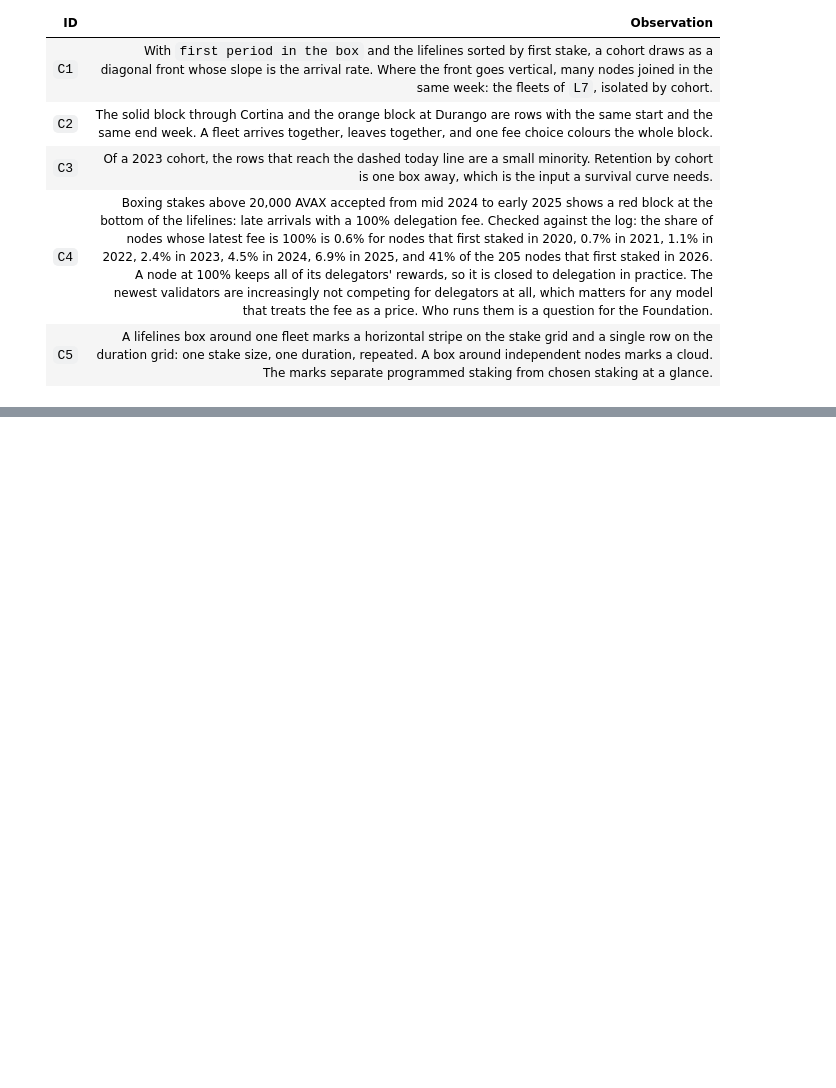
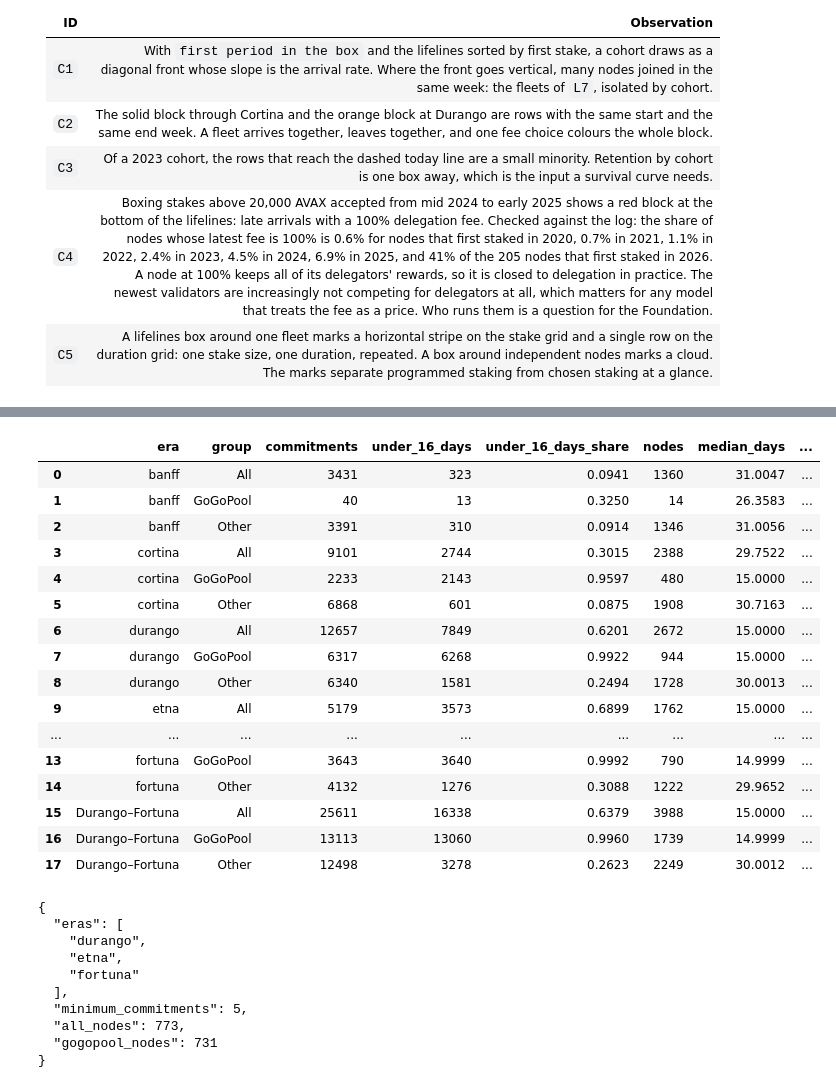
Before and after one commit to bonding-curves/avalanche-phase-ii-research, a Jupyter notebook: notebooks/staking-periods.ipynb, the cells around one changed output, grey strips where cells are left out. Saved outputs shown, nothing was run; the diff lists cells and outputs as text; code cells hidden in the pictures; blank space fills up the shorter version.

Commit message:
Record GoGoPool duration composition in the staking notebook

```diff
--- a/notebooks/staking-periods.ipynb
+++ b/notebooks/staking-periods.ipynb
@@ -1425,0 +1434,78 @@ Checked in a scripted browser on 2026-09-21. The three week ranges stay equal th
+# %%
+import json
+
+import duckdb
+
+RUNS = {"derived.staking-periods": "staking-periods-2026-09-30",
+        "derived.operators": "operators-2026-09-30"}
+inputs = {key: datasets.receipt(key, run) for key, run in RUNS.items()}
+connection = duckdb.connect()
+for name, key in [("periods", "derived.staking-periods"), ("operators", "derived.operators")]:
+    connection.read_parquet(str(datasets.parquet_path(key, RUNS[key]))).create_view(name)
+assert connection.sql("SELECT count(*) = count(DISTINCT node_id) FROM operators").fetchone()[0]
+durations = connection.sql("""
+    SELECT p.transaction_hash, p.node_id, p.regime, p.duration_days, p.stake_avax,
+           coalesce(o.named_agent = 'GoGoPool (Hypha)', false) AS gogopool,
+           o.operator_id IS NOT NULL AS mapped
+    FROM periods p LEFT JOIN operators o USING (node_id)
+    WHERE p.role = 'validator' AND p.accepted_at < TIMESTAMP '2025-11-19 16:00:00'
+    ORDER BY p.transaction_hash
+""").df()
+connection.close()
+assert durations.transaction_hash.is_unique and durations.mapped.all()
+durations["under_16_days"] = durations.duration_days < 16
+durations["avax_days"] = durations.stake_avax * durations.duration_days
+summaries = []
+for era in ["banff", "cortina", "durango", "etna", "fortuna", "Durango–Fortuna"]:
+    rows = durations[durations.regime.isin(["durango", "etna", "fortuna"])] if era == "Durango–Fortuna" else durations[durations.regime.eq(era)]
+    for group, selected in [("All", rows), ("GoGoPool", rows[rows.gogopool]), ("Other", rows[~rows.gogopool])]:
+        short = selected[selected.under_16_days]
+        summaries.append({"era": era, "group": group, "commitments": len(selected),
+                          "under_16_days": len(short), "under_16_days_share": len(short) / len(selected),
+                          "nodes": selected.node_id.nunique(), "median_days": selected.duration_days.median(),
+                          "under_16_days_avax_days_share": short.avax_days.sum() / selected.avax_days.sum()})
+recent = durations[durations.regime.isin(["durango", "etna", "fortuna"])]
+persistent = recent.groupby("node_id").agg(commitments=("transaction_hash", "size"),
+                                          all_under_16_days=("under_16_days", "all"), gogopool=("gogopool", "first"))
+persistent = persistent[persistent.commitments.ge(5) & persistent.all_under_16_days]
+gogopool_result = {
+    "inputs": [{"dataset_id": key, "run": RUNS[key], "parquet_sha256": next(o["sha256"] for o in receipt["build"]["outputs"] if o["path"].endswith(".parquet"))} for key, receipt in inputs.items()],
+    "definitions": {"unit": "one accepted validator commitment; equal count weight",
+                    "accepted_before_utc": "2025-11-19T16:00:00Z", "era_assignment": "acceptance time, using staking-periods.regime",
+                    "short_duration": "duration_days < 16, a descriptive bin, not exactly the protocol minimum",
+                    "operator_attribution": "latest reward-address grouping in the September 30 operator run; retrospective, not known at each historical origin",
+                    "inference": "descriptive composition; no causal estimate or fitted behavioral parameter"},
+    "by_era": summaries,
+    "persistent_short_nodes": {"eras": ["durango", "etna", "fortuna"], "minimum_commitments": 5,
+                               "all_nodes": len(persistent), "gogopool_nodes": int(persistent.gogopool.sum())},
+}
+display(pd.DataFrame(summaries).round(4))
+print(json.dumps(gogopool_result["persistent_short_nodes"], indent=2))
+# %% [output]
+|  | era | group | commitments | under_16_days | under_16_days_share | nodes | median_days | ... |
+| 0 | banff | All | 3431 | 323 | 0.0941 | 1360 | 31.0047 | ... |
+| 1 | banff | GoGoPool | 40 | 13 | 0.3250 | 14 | 26.3583 | ... |
+| 2 | banff | Other | 3391 | 310 | 0.0914 | 1346 | 31.0056 | ... |
+| 3 | cortina | All | 9101 | 2744 | 0.3015 | 2388 | 29.7522 | ... |
+| 4 | cortina | GoGoPool | 2233 | 2143 | 0.9597 | 480 | 15.0000 | ... |
+| 5 | cortina | Other | 6868 | 601 | 0.0875 | 1908 | 30.7163 | ... |
+| 6 | durango | All | 12657 | 7849 | 0.6201 | 2672 | 15.0000 | ... |
+| 7 | durango | GoGoPool | 6317 | 6268 | 0.9922 | 944 | 15.0000 | ... |
+| 8 | durango | Other | 6340 | 1581 | 0.2494 | 1728 | 30.0013 | ... |
+| 9 | etna | All | 5179 | 3573 | 0.6899 | 1762 | 15.0000 | ... |
+| ... | ... | ... | ... | ... | ... | ... | ... | ... |
+| 13 | fortuna | GoGoPool | 3643 | 3640 | 0.9992 | 790 | 14.9999 | ... |
+| 14 | fortuna | Other | 4132 | 1276 | 0.3088 | 1222 | 29.9652 | ... |
+| 15 | Durango–Fortuna | All | 25611 | 16338 | 0.6379 | 3988 | 15.0000 | ... |
+| 16 | Durango–Fortuna | GoGoPool | 13113 | 13060 | 0.9960 | 1739 | 14.9999 | ... |
+| 17 | Durango–Fortuna | Other | 12498 | 3278 | 0.2623 | 2249 | 30.0012 | ... |
+{
+  "eras": [
+    "durango",
+    "etna",
+    "fortuna"
+  ],
+  "minimum_commitments": 5,
+  "all_nodes": 773,
+  "gogopool_nodes": 731
+}
```
Also changed, not shown: parts of 2 cells of this notebook, 1 other file.
